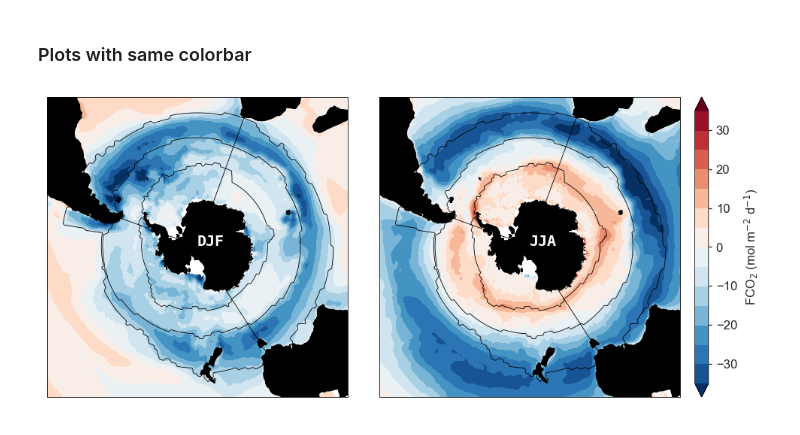
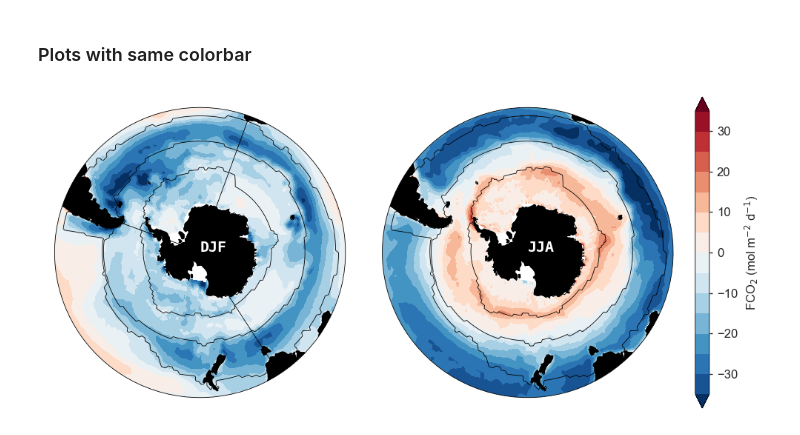
Before and after one commit to RECCAP2-ocean/Southern-Ocean, a Jupyter notebook: notebooks/plotting_example.ipynb, the cells around one changed output. Drawn from its saved outputs; the diff is of its cells as text; code cells hidden in the pictures.

```diff
--- a/notebooks/plotting_example.ipynb
+++ b/notebooks/plotting_example.ipynb
@@ -41,7 +60,7 @@ so = r2o.plot.extend_lon_for_contour_plots(subs)
 # it contains all the netCDF files in the surface CO2 folder split by variable and then data provider
 # this can be browsed interactively to see what is in the folder
 # There are some faulty files on the server. I ran the script, updated the cache file and then ran it again.
-surface_co2 = r2o.data.reccap_surface_CO2(cat['surface_co2'], verbose=False, use_cache=True)
+surface_co2 = r2o.data.reccap_surface_CO2(cat['surface_co2'], verbose=True, use_cache=True)
 
 # MANUAL HACK
 # CSIR and NIES have their fluxes -ve downward, change to +ve
@@ -164,26 +201,26 @@ r2o.plot.add_southern_ocean_subregion_contours(ax[1], basin_lines=[])
 # %%
 seasonal = r2o.plot.extend_lon_for_contour_plots(-flux.groupby('time.season').mean('time').compute().mean('variable').T)
 # %%
-fig = plt.figure(figsize=[9, 3.8])
+fig = plt.figure(figsize=[9, 4])
 
 ax = [
-    r2o.plot.subplot_map(121, round=False, proj=crs.SouthPolarStereo(), land_color='k'),
-    r2o.plot.subplot_map(122, round=False, proj=crs.SouthPolarStereo(), land_color='k')]
+    r2o.plot.subplot_map(121, round=True, proj=crs.SouthPolarStereo(), land_color='k'),
+    r2o.plot.subplot_map(122, round=True, proj=crs.SouthPolarStereo(), land_color='k')]
 
 props = dict(transform=crs.PlateCarree(), robust=True, add_colorbar=False, levels=np.arange(-35, 36, 5), cmap=r2o.plot.cm.flux)
 img = [ # outputs need to be saved so that we can access the contour objects to create colorbars
     seasonal.sel(season='DJF').plot.contourf(ax=ax[0], **props),
     seasonal.sel(season='JJA').plot.contourf(ax=ax[1], **props)]
 
 # colorbar created for both axes - then we can specify location
 cb = plt.colorbar(mappable=img[0], ax=ax, location='right', pad=0.02, fraction=0.1)
 cb.set_label('FCO$_2$ (mol m$^{-2}$ d$^{-1}$)')
 
 props = dict(size=12, weight='bold', family='monospace', color='w', zorder=10, transform=crs.PlateCarree())
 ax[0].text(0, -90, 'DJF', **props)
 ax[1].text(0, -90, 'JJA', **props)
 
 r2o.plot.add_southern_ocean_subregion_contours(ax[0])
-r2o.plot.add_southern_ocean_subregion_contours(ax[1])
+r2o.plot.add_southern_ocean_subregion_contours(ax[1], basin_lines=[])
 # %% [output]
-[figure, old version]
+[figure, new version]
```
Also changed, not shown: parts of 4 cells of this notebook, 1 other file.
